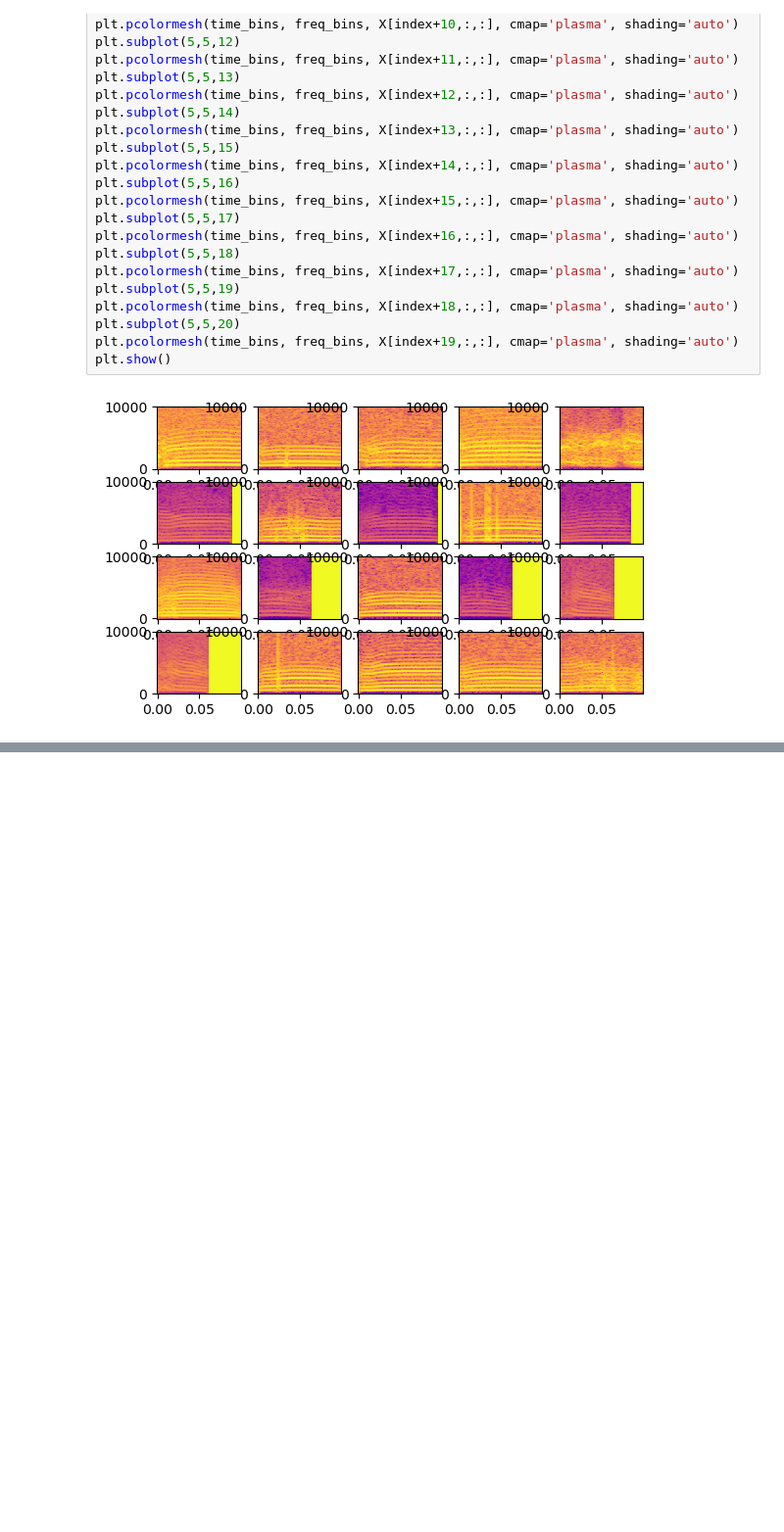
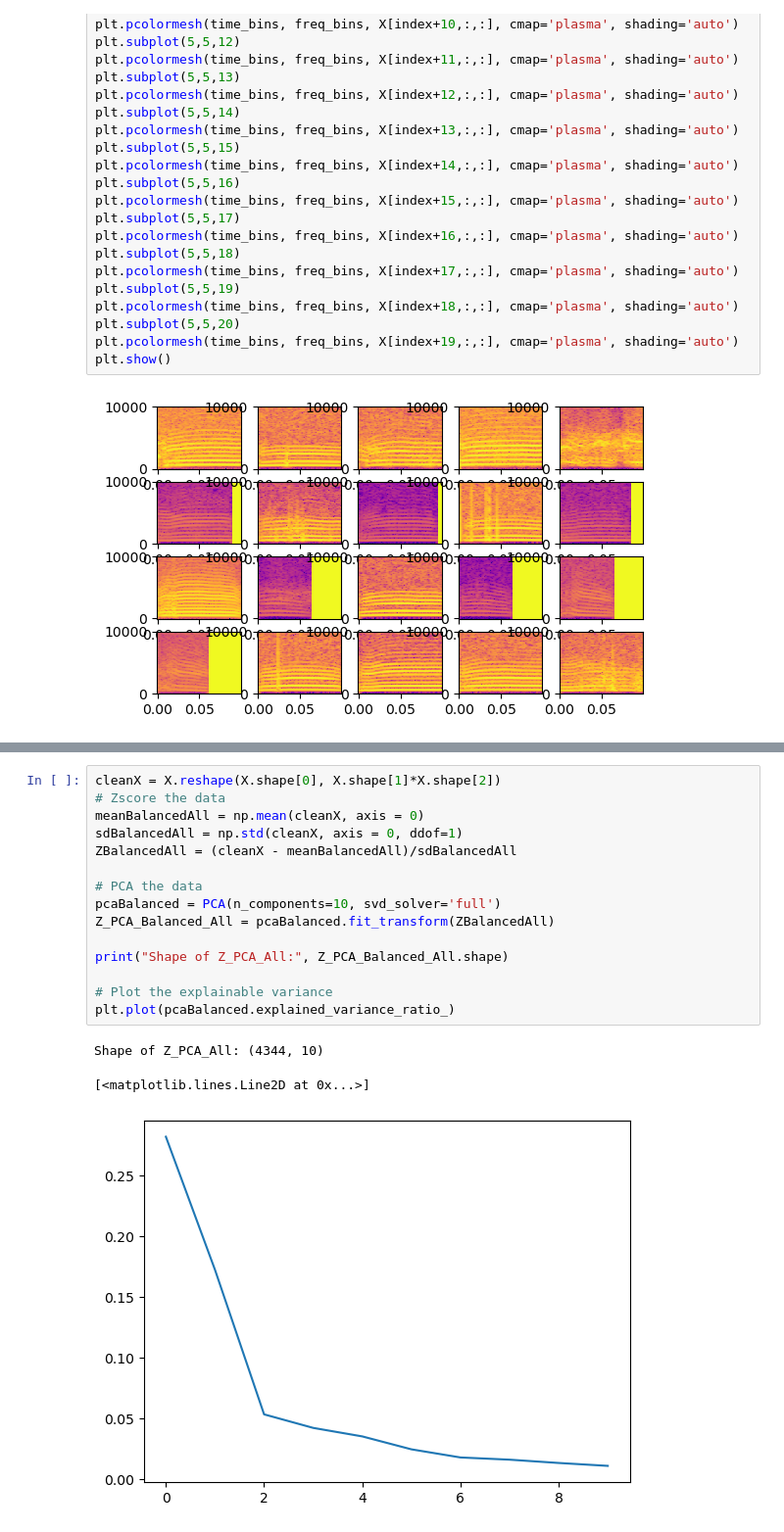
Before and after one commit to billewood/truman, a Jupyter notebook: save_spectrograms.ipynb, the cells around one changed output, grey strips where cells are left out. Shown at 98% size. Cells and saved outputs as stored; diff of their text form; blank space fills up the shorter version.

Commit message:
Added some PCA/umap clustering for visualization

```diff
--- a/save_spectrograms.ipynb
+++ b/save_spectrograms.ipynb
@@ -191,0 +197,19 @@ np.save(os.path.join(base_folder,'spec_results','spectrograms.npy'), X)
+# %%
+cleanX = X.reshape(X.shape[0], X.shape[1]*X.shape[2])
+# Zscore the data
+meanBalancedAll = np.mean(cleanX, axis = 0)
+sdBalancedAll = np.std(cleanX, axis = 0, ddof=1)
+ZBalancedAll = (cleanX - meanBalancedAll)/sdBalancedAll
+
+# PCA the data
+pcaBalanced = PCA(n_components=10, svd_solver='full')
+Z_PCA_Balanced_All = pcaBalanced.fit_transform(ZBalancedAll)
+
+print("Shape of Z_PCA_All:", Z_PCA_Balanced_All.shape)
+
+# Plot the explainable variance
+plt.plot(pcaBalanced.explained_variance_ratio_)
+# %% [output]
+Shape of Z_PCA_All: (4344, 10)
+[<matplotlib.lines.Line2D at 0x...>]
+[figure, added]
```
Also changed, not shown: parts of 10 cells of this notebook.
